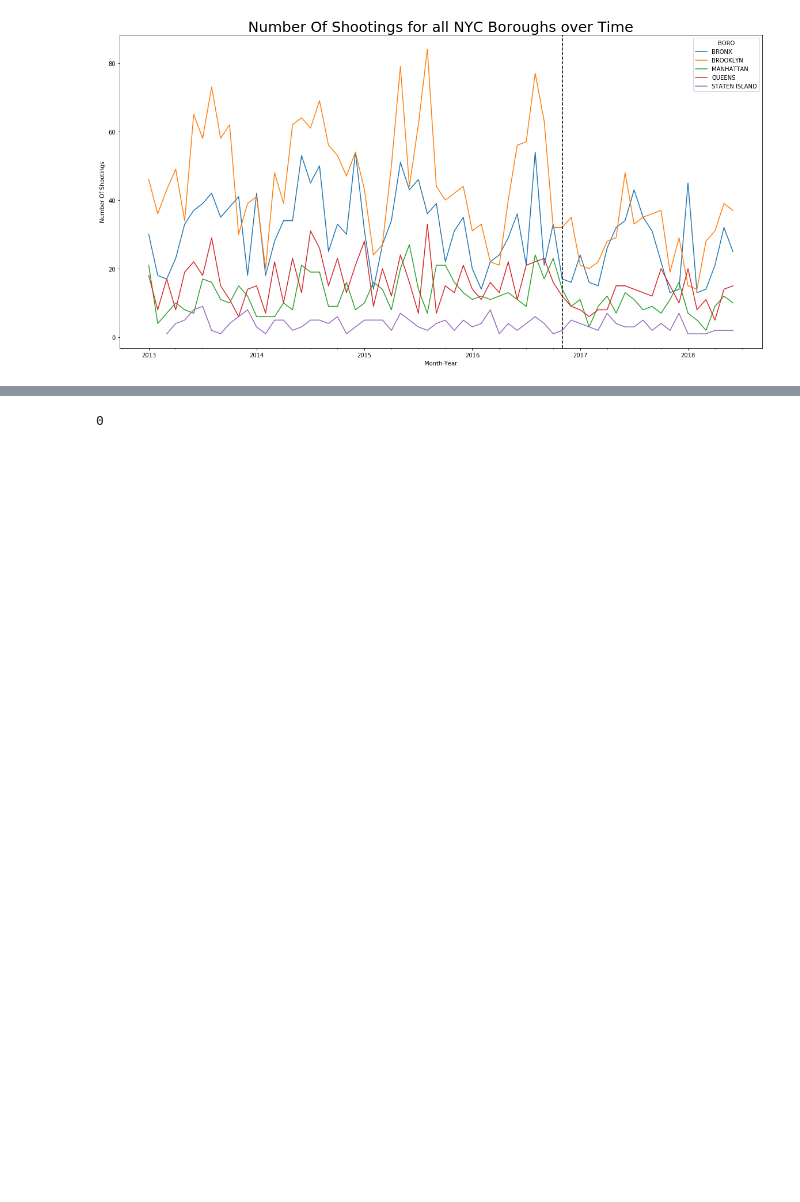
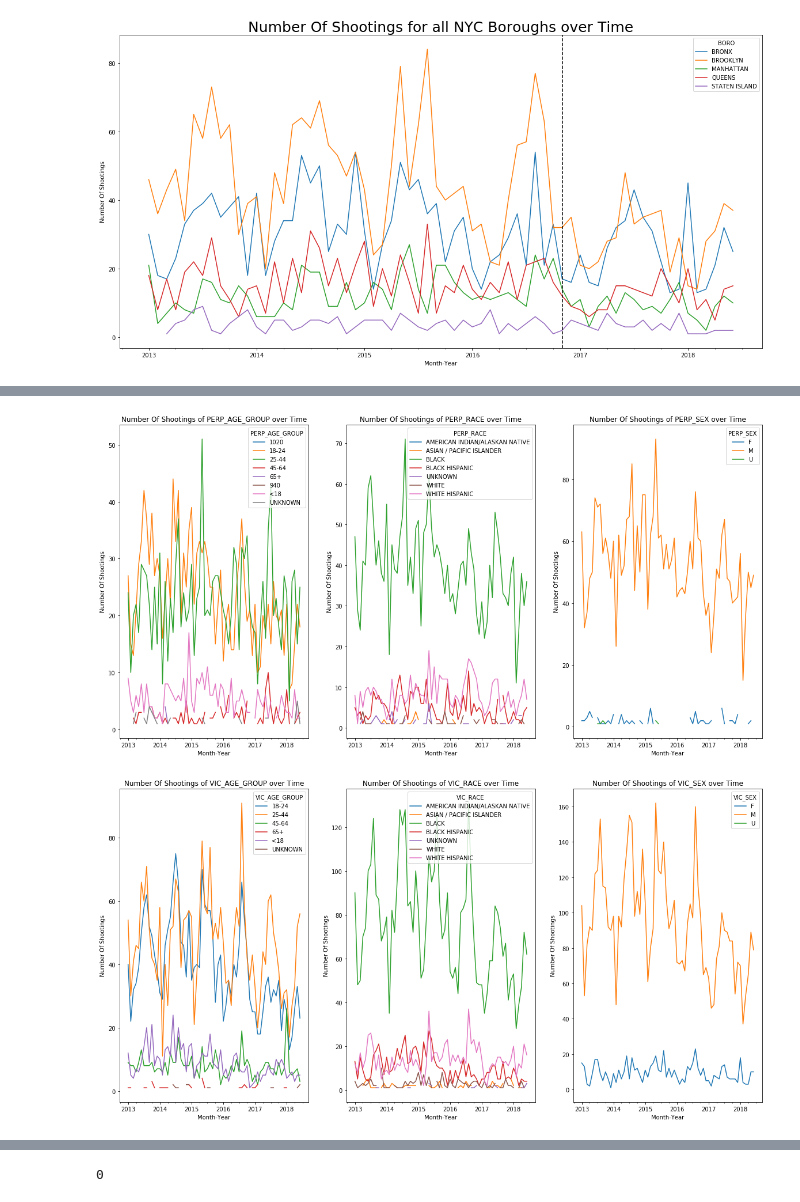
Before and after one commit to lmtoan/dt512-final-project, a Jupyter notebook: final-project.ipynb, the cells around one changed output, grey strips where cells are left out. Cells and saved outputs as stored; diff of their text form; code cells hidden in the pictures; blank space fills up the shorter version.

```diff
--- a/final-project.ipynb
+++ b/final-project.ipynb
@@ -219,0 +201,33 @@ b. Potential Bias in Missing Data
+# %%
+fig, (ax1, ax2, ax3) = plt.subplots(1, 3, figsize=(25, 10))
+main.pivot_table(index='Month-Year', columns='PERP_AGE_GROUP', values='INCIDENT_KEY', aggfunc='count').plot(figsize=(20, 10), ax=ax1)
+ax1.set_ylabel('Number Of Shootings')
+ax1.set_title('Number Of Shootings of PERP_AGE_GROUP over Time')
+
+main.pivot_table(index='Month-Year', columns='PERP_RACE', values='INCIDENT_KEY', aggfunc='count').plot(figsize=(20, 10), ax=ax2)
+ax2.set_ylabel('Number Of Shootings')
+ax2.set_title('Number Of Shootings of PERP_RACE over Time')
+
+main.pivot_table(index='Month-Year', columns='PERP_SEX', values='INCIDENT_KEY', aggfunc='count').plot(figsize=(20, 10), ax=ax3)
+ax3.set_ylabel('Number Of Shootings')
+ax3.set_title('Number Of Shootings of PERP_SEX over Time')
+
+fig.savefig('figs/perp_time.png')
+
+fig, (ax1, ax2, ax3) = plt.subplots(1, 3, figsize=(25, 10))
+main.pivot_table(index='Month-Year', columns='VIC_AGE_GROUP', values='INCIDENT_KEY', aggfunc='count').plot(figsize=(20, 10), ax=ax1)
+ax1.set_ylabel('Number Of Shootings')
+ax1.set_title('Number Of Shootings of VIC_AGE_GROUP over Time')
+
+main.pivot_table(index='Month-Year', columns='VIC_RACE', values='INCIDENT_KEY', aggfunc='count').plot(figsize=(20, 10), ax=ax2)
+ax2.set_ylabel('Number Of Shootings')
+ax2.set_title('Number Of Shootings of VIC_RACE over Time')
+
+main.pivot_table(index='Month-Year', columns='VIC_SEX', values='INCIDENT_KEY', aggfunc='count').plot(figsize=(20, 10), ax=ax3)
+ax3.set_ylabel('Number Of Shootings')
+ax3.set_title('Number Of Shootings of VIC_SEX over Time')
+
+fig.savefig('figs/vic_time.png')
+# %% [output]
+[figure, added]
+[figure, added]
```
Also changed, not shown: parts of 41 cells of this notebook, 8 other files.
